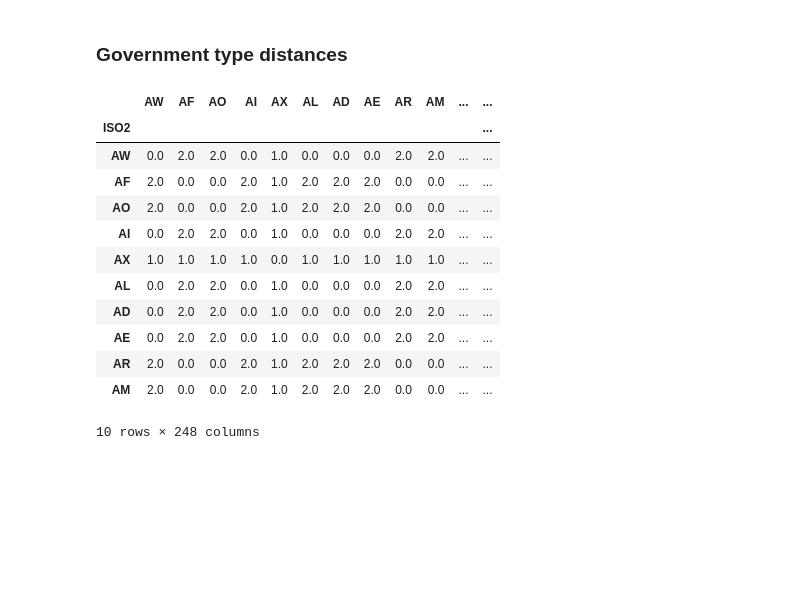
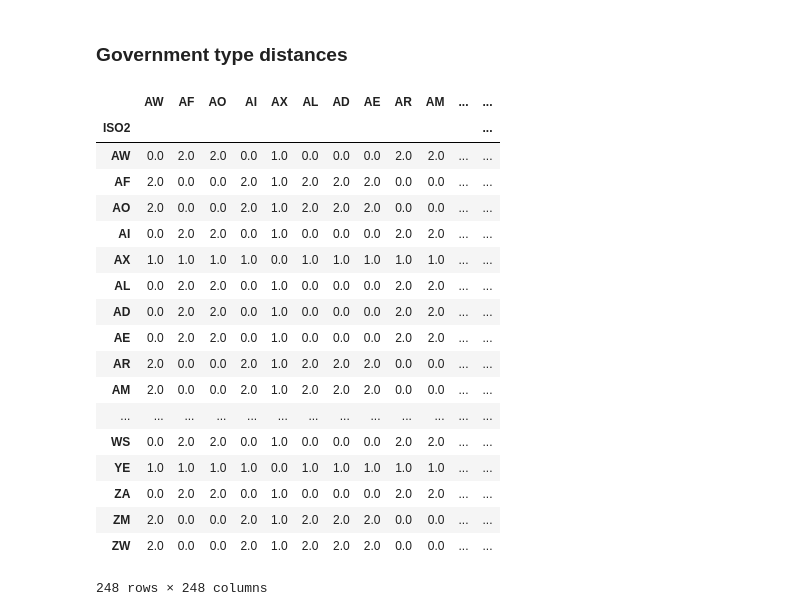
Before and after one commit to LailaHms/ADA2017_Homeworks, a Jupyter notebook: Project/GeoMetrics/religion and government distances.ipynb, the cells around one changed output. Saved outputs shown, nothing was run; the diff lists cells and outputs as text; code cells hidden in the pictures; blank space fills up the shorter version.

```diff
--- a/Project/GeoMetrics/religion and government distances.ipynb
+++ b/Project/GeoMetrics/religion and government distances.ipynb
@@ -57,39 +60,45 @@ rel_distance_df.head(10)
 # %% [markdown]
 ### Government type distances
 # %%
-data = pd.read_pickle(os.path.abspath(os.path.join(os.getcwd(), os.pardir)) + '\DataEnriching\data.pickle')
+data = pd.read_pickle(os.path.join('..','DataEnriching','data.pickle'))
 data.reset_index(inplace=True)
 data.set_index('ISO2', inplace=True)
 # %%
 gov_type_df = data[['gov_type_num']]
 
 gov_distance_df = pd.DataFrame(columns=gov_type_df.index.tolist())
 
 for country1, value1 in zip(gov_type_df.index.tolist(), gov_type_df['gov_type_num']):
     row = []
     for country1, value2 in zip(gov_type_df.index.tolist(), gov_type_df['gov_type_num']):
         row.append(abs(value1-value2))
 
 
     dictionary = dict(zip(data.index.tolist(), row))
     gov_distance_df = gov_distance_df.append(dictionary, ignore_index=True)
 
 gov_distance_df.index = gov_type_df.index
-gov_distance_df.head(10)
+gov_distance_df
 # %% [output]
 |  | AW | AF | AO | AI | AX | AL | AD | AE | AR | AM | ... | ... |
 | ISO2 |  |  |  |  |  |  |  |  |  |  |  | ... |
 | AW | 0.0 | 2.0 | 2.0 | 0.0 | 1.0 | 0.0 | 0.0 | 0.0 | 2.0 | 2.0 | ... | ... |
 | AF | 2.0 | 0.0 | 0.0 | 2.0 | 1.0 | 2.0 | 2.0 | 2.0 | 0.0 | 0.0 | ... | ... |
 | AO | 2.0 | 0.0 | 0.0 | 2.0 | 1.0 | 2.0 | 2.0 | 2.0 | 0.0 | 0.0 | ... | ... |
 | AI | 0.0 | 2.0 | 2.0 | 0.0 | 1.0 | 0.0 | 0.0 | 0.0 | 2.0 | 2.0 | ... | ... |
 | AX | 1.0 | 1.0 | 1.0 | 1.0 | 0.0 | 1.0 | 1.0 | 1.0 | 1.0 | 1.0 | ... | ... |
 | AL | 0.0 | 2.0 | 2.0 | 0.0 | 1.0 | 0.0 | 0.0 | 0.0 | 2.0 | 2.0 | ... | ... |
 | AD | 0.0 | 2.0 | 2.0 | 0.0 | 1.0 | 0.0 | 0.0 | 0.0 | 2.0 | 2.0 | ... | ... |
 | AE | 0.0 | 2.0 | 2.0 | 0.0 | 1.0 | 0.0 | 0.0 | 0.0 | 2.0 | 2.0 | ... | ... |
 | AR | 2.0 | 0.0 | 0.0 | 2.0 | 1.0 | 2.0 | 2.0 | 2.0 | 0.0 | 0.0 | ... | ... |
 | AM | 2.0 | 0.0 | 0.0 | 2.0 | 1.0 | 2.0 | 2.0 | 2.0 | 0.0 | 0.0 | ... | ... |
+| ... | ... | ... | ... | ... | ... | ... | ... | ... | ... | ... | ... | ... |
+| WS | 0.0 | 2.0 | 2.0 | 0.0 | 1.0 | 0.0 | 0.0 | 0.0 | 2.0 | 2.0 | ... | ... |
+| YE | 1.0 | 1.0 | 1.0 | 1.0 | 0.0 | 1.0 | 1.0 | 1.0 | 1.0 | 1.0 | ... | ... |
+| ZA | 0.0 | 2.0 | 2.0 | 0.0 | 1.0 | 0.0 | 0.0 | 0.0 | 2.0 | 2.0 | ... | ... |
+| ZM | 2.0 | 0.0 | 0.0 | 2.0 | 1.0 | 2.0 | 2.0 | 2.0 | 0.0 | 0.0 | ... | ... |
+| ZW | 2.0 | 0.0 | 0.0 | 2.0 | 1.0 | 2.0 | 2.0 | 2.0 | 0.0 | 0.0 | ... | ... |
-10 rows × 248 columns
+248 rows × 248 columns
 # %%
 rel_distance_df.to_pickle('rel_distance_df.pickle')
 gov_distance_df.to_pickle('gov_distance_df.pickle')
```
Also changed, not shown: parts of 5 cells of this notebook, 22 other files.
